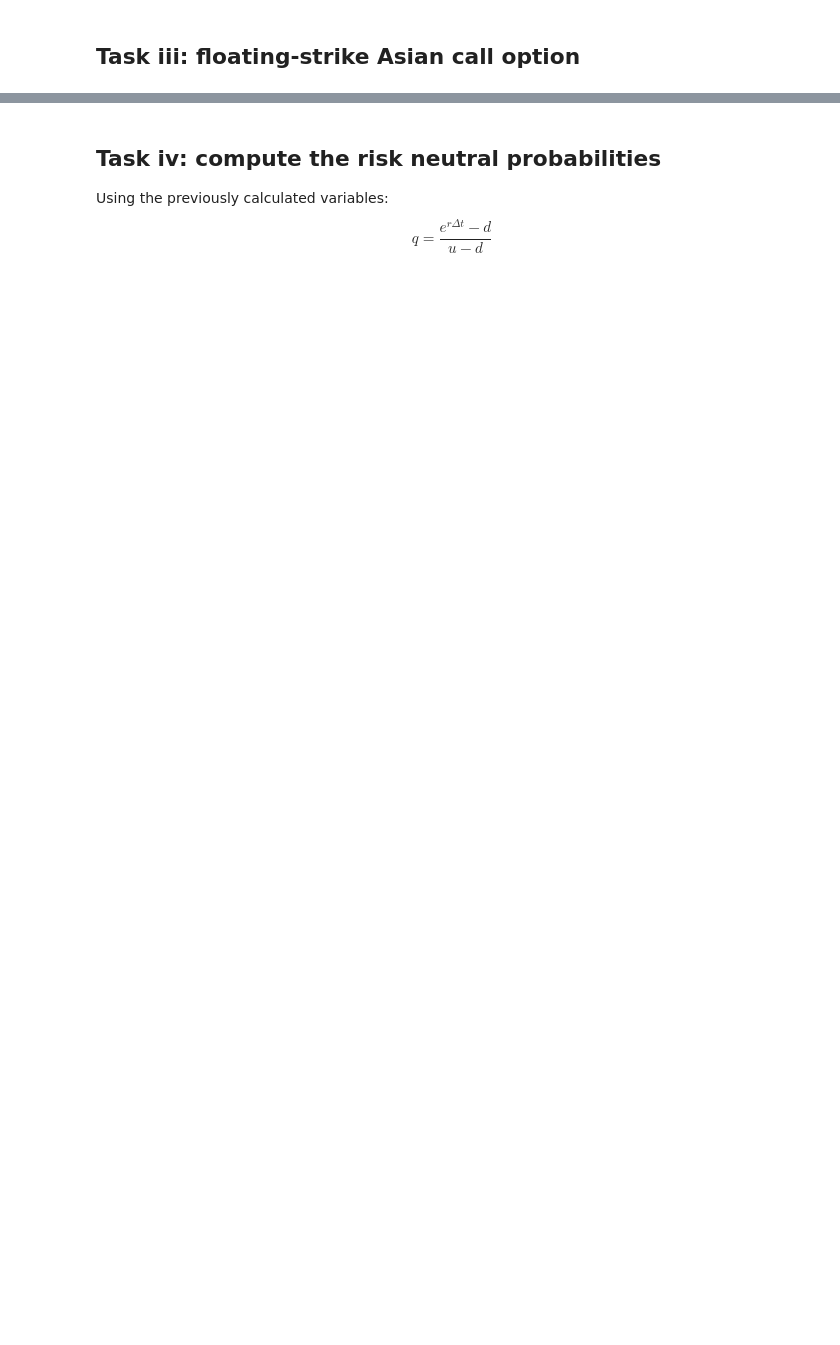
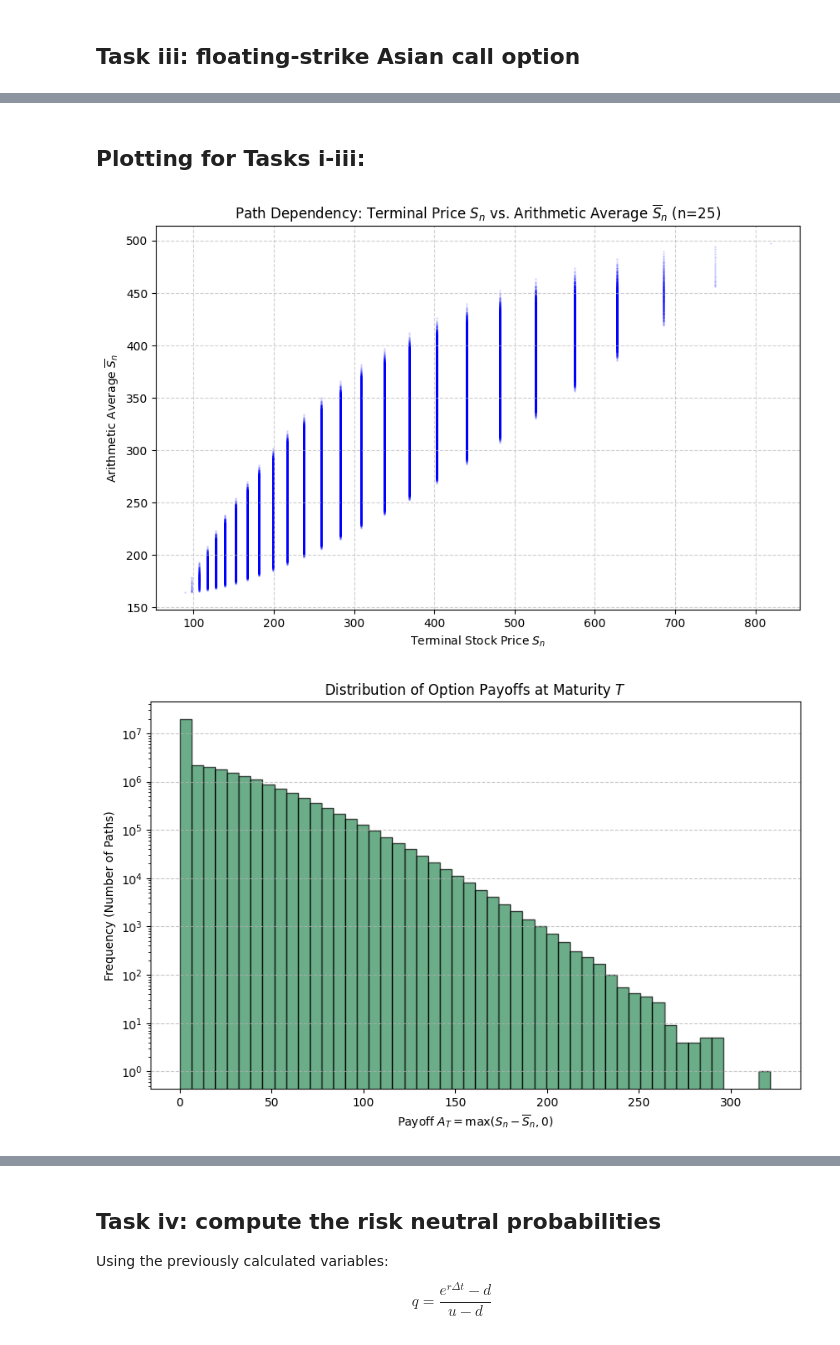
Before and after one commit to Sinus4096/Asian-Option-Binomial-Pricing, a Jupyter notebook: Code/Tasks_i)-v).ipynb, the cells around one changed output, grey strips where cells are left out. Saved outputs shown, nothing was run; the diff lists cells and outputs as text; code cells hidden in the pictures; blank space fills up the shorter version.

Commit message:
add plots for tashs i-iii

```diff
--- a/Code/Tasks_i)-v).ipynb
+++ b/Code/Tasks_i)-v).ipynb
@@ -171,2 +173,55 @@ print(asian_call[0])
 # %%
 payoff_dics = Asian_call(S_0, u, d, n)
+# %% [markdown]
+## Plotting for Tasks i-iii:
+# %%
+#get data
+payoff_data= Asian_call(S_0, u, d, n)
+stock_tree= binomial_tree(S_0, u, d, n)
+#extract data for plotting
+terminal_prices=[]
+all_averages=[]
+all_payoffs= []
+differences= []
+
+for k in range(n + 1):
+    for total_sum, data in payoff_data[k].items():
+        #replicate values by 'count' to represent the full distribution of paths
+        count=data['count']
+        terminal_prices.extend([data['S_n']]*count)
+        all_averages.extend([data['avg']] *count)
+        all_payoffs.extend([data['payoff']]* count)
+        differences.extend([data['S_n'] -data['avg']]* count)
+
+#Plot 1: Terminal Stock Price vs. Arithmetic Average
+plt.figure(figsize=(10, 6))
+plt.scatter(terminal_prices, all_averages, alpha=0.1, color='blue', s=1)
+plt.title(fr'Path Dependency: Terminal Price $S_n$ vs. Arithmetic Average $\overline{{S}}_n$ (n={n})')
+plt.xlabel(r'Terminal Stock Price $S_n$')
+plt.ylabel(r'Arithmetic Average $\overline{{S}}_n$')
+
+plt.grid(True, linestyle='--', alpha=0.6)
+plt.show()
+
+#Plot 2: Distribution of Floating-Strike Asian Call Payoffs
+plt.figure(figsize=(10, 6))
+plt.hist(all_payoffs, bins=50, color='seagreen', edgecolor='black', alpha=0.7)
+plt.title('Distribution of Option Payoffs at Maturity $T$')
+plt.xlabel(fr'Payoff $A_T = \max(S_n - \overline{{S}}_n, 0)$')
+plt.ylabel('Frequency (Number of Paths)')
+plt.yscale('log')
+plt.grid(axis='y', linestyle='--', alpha=0.7)
+plt.show()
+
+#Plot 3: Payoff Diagram
+plt.figure(figsize=(10, 6))
+plt.scatter(differences, all_payoffs, color='darkorange', s=5, alpha=0.5)
+plt.title('Asian Call Payoff vs. Price-Average Difference')
+plt.xlabel('Difference ($D_n = S_n - \\overline{{S}}_n$)')
+plt.ylabel('Option Payoff $A_T$')
+plt.axvline(0, color='black', linewidth=1)
+plt.grid(True, linestyle='--', alpha=0.6)
+plt.show()
+# %% [output]
+[figure, added]
+[figure, added]
```
Also changed, not shown: parts of 6 cells of this notebook.
